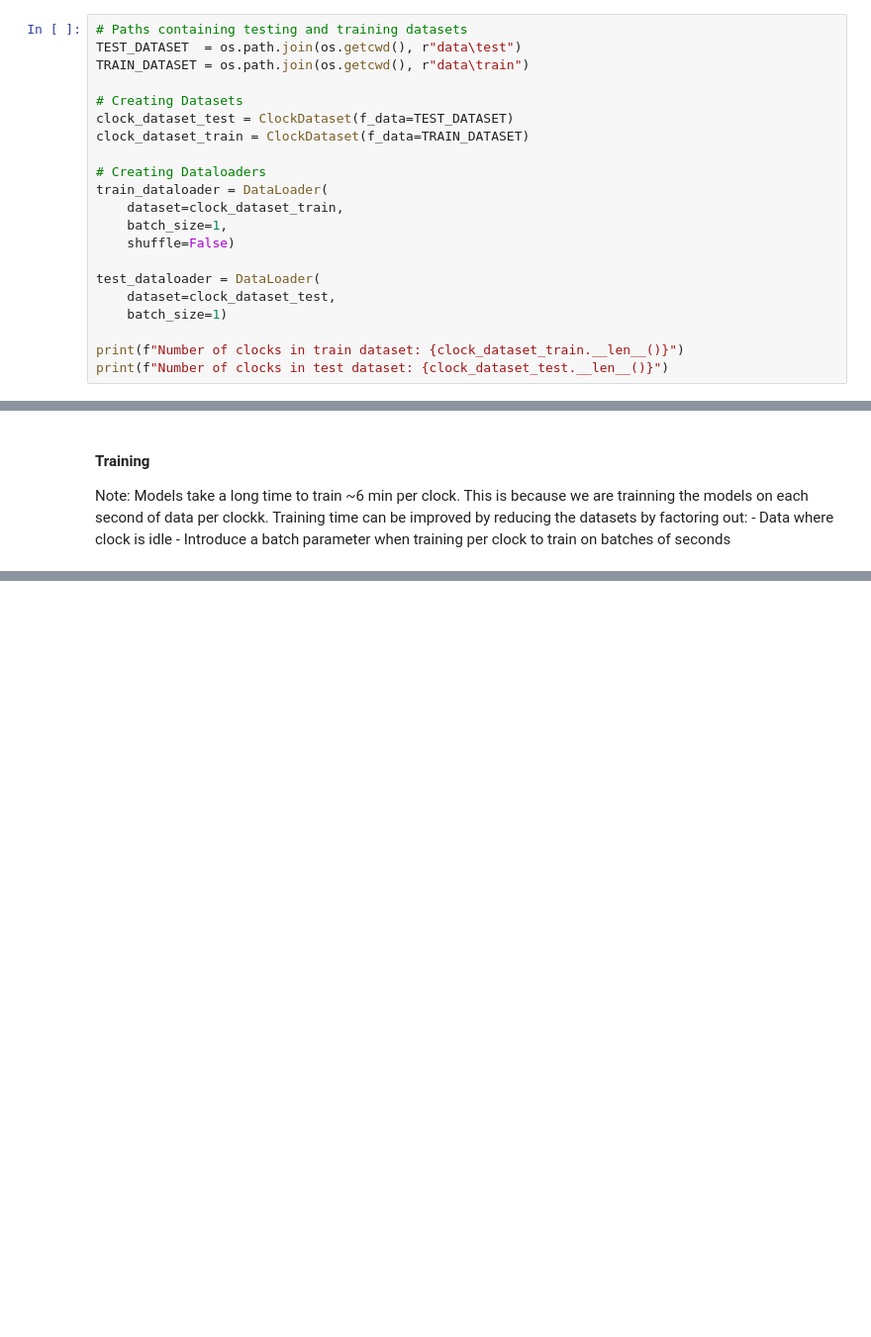
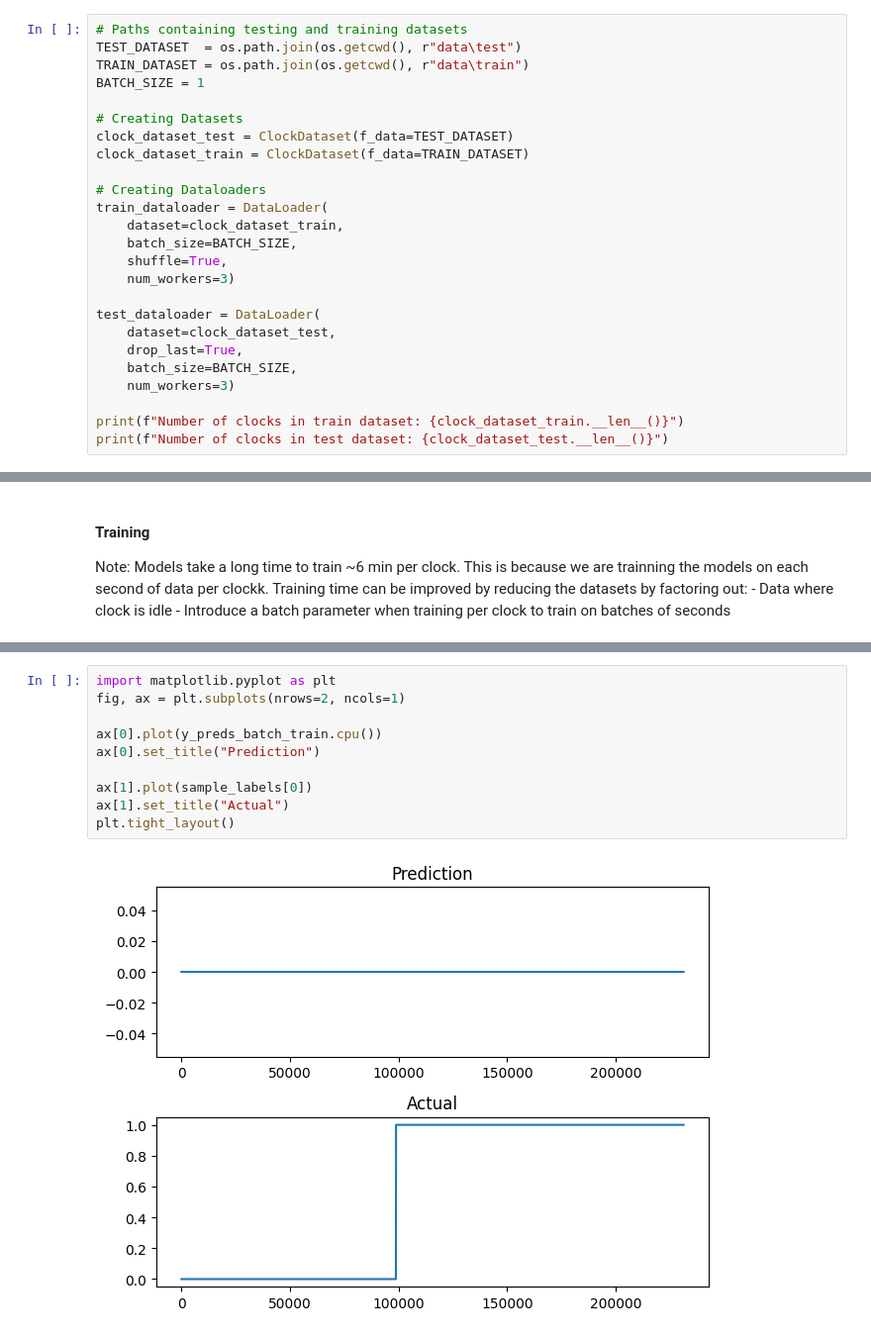
Before and after one commit to BrianTehrani/CSAC, a Jupyter notebook: src/model_train.ipynb, the cells around one changed output, grey strips where cells are left out. Shown at 99% size. Saved outputs shown, nothing was run; the diff lists cells and outputs as text; blank space fills up the shorter version.

```diff
--- a/src/model_train.ipynb
+++ b/src/model_train.ipynb
@@ -24,6 +24,7 @@ TempCo data: clock data collected during clock testing undergoing temperature cy
 # Paths containing testing and training datasets
 TEST_DATASET  = os.path.join(os.getcwd(), r"data\test")
 TRAIN_DATASET = os.path.join(os.getcwd(), r"data\train")
+BATCH_SIZE = 1
 
 # Creating Datasets
 clock_dataset_test = ClockDataset(f_data=TEST_DATASET)
@@ -32,12 +33,15 @@ clock_dataset_train = ClockDataset(f_data=TRAIN_DATASET)
 # Creating Dataloaders
 train_dataloader = DataLoader(
     dataset=clock_dataset_train,
-    batch_size=1,
-    shuffle=False)
+    batch_size=BATCH_SIZE,
+    shuffle=True,
+    num_workers=3)
 
 test_dataloader = DataLoader(
     dataset=clock_dataset_test,
-    batch_size=1)
+    drop_last=True,
+    batch_size=BATCH_SIZE,
+    num_workers=3)
 
 print(f"Number of clocks in train dataset: {clock_dataset_train.__len__()}")
 print(f"Number of clocks in test dataset: {clock_dataset_test.__len__()}")
@@ -131,0 +211,12 @@ y_pred: 1 | Act: 0 | On row number: 240936
+# %%
+import matplotlib.pyplot as plt
+fig, ax = plt.subplots(nrows=2, ncols=1)
+
+ax[0].plot(y_preds_batch_train.cpu())
+ax[0].set_title("Prediction")
+
+ax[1].plot(sample_labels[0])
+ax[1].set_title("Actual")
+plt.tight_layout()
+# %% [output]
+[figure, added]
```
Also changed, not shown: parts of 9 cells of this notebook, 6 other files.
